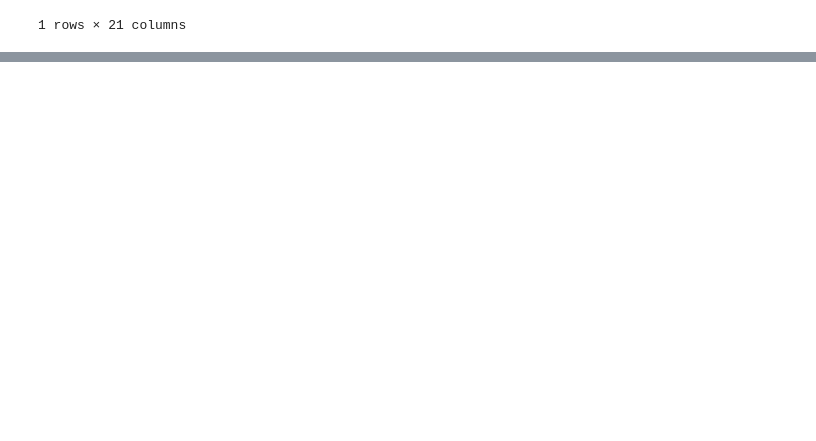
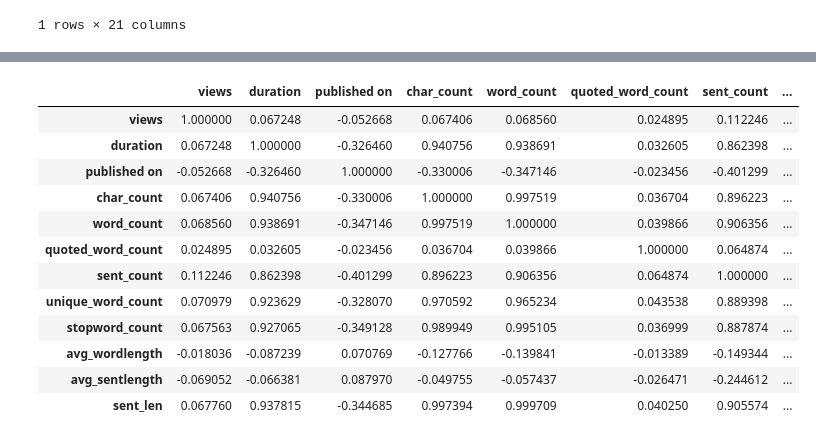
Before and after one commit to vaishakmk/TedTalk-Analysis, a Jupyter notebook: dheeraj_NLP.ipynb, the cells around one changed output, grey strips where cells are left out. Drawn from its saved outputs; the diff is of its cells as text; code cells hidden in the pictures; blank space fills up the shorter version.

Commit message:
added correlation matrix

```diff
--- a/dheeraj_NLP.ipynb
+++ b/dheeraj_NLP.ipynb
@@ -975,0 +976,18 @@ plt.show()
+# %%
+#correlation matrix
+c_matrix= df2.corr()
+c_matrix
+# %% [output]
+|  | views | duration | published on | char_count | word_count | quoted_word_count | sent_count | ... |
+| views | 1.000000 | 0.067248 | -0.052668 | 0.067406 | 0.068560 | 0.024895 | 0.112246 | ... |
+| duration | 0.067248 | 1.000000 | -0.326460 | 0.940756 | 0.938691 | 0.032605 | 0.862398 | ... |
+| published on | -0.052668 | -0.326460 | 1.000000 | -0.330006 | -0.347146 | -0.023456 | -0.401299 | ... |
+| char_count | 0.067406 | 0.940756 | -0.330006 | 1.000000 | 0.997519 | 0.036704 | 0.896223 | ... |
+| word_count | 0.068560 | 0.938691 | -0.347146 | 0.997519 | 1.000000 | 0.039866 | 0.906356 | ... |
+| quoted_word_count | 0.024895 | 0.032605 | -0.023456 | 0.036704 | 0.039866 | 1.000000 | 0.064874 | ... |
+| sent_count | 0.112246 | 0.862398 | -0.401299 | 0.896223 | 0.906356 | 0.064874 | 1.000000 | ... |
+| unique_word_count | 0.070979 | 0.923629 | -0.328070 | 0.970592 | 0.965234 | 0.043538 | 0.889398 | ... |
+| stopword_count | 0.067563 | 0.927065 | -0.349128 | 0.989949 | 0.995105 | 0.036999 | 0.887874 | ... |
+| avg_wordlength | -0.018036 | -0.087239 | 0.070769 | -0.127766 | -0.139841 | -0.013389 | -0.149344 | ... |
+| avg_sentlength | -0.069052 | -0.066381 | 0.087970 | -0.049755 | -0.057437 | -0.026471 | -0.244612 | ... |
+| sent_len | 0.067760 | 0.937815 | -0.344685 | 0.997394 | 0.999709 | 0.040250 | 0.905574 | ... |
```
Also changed, not shown: parts of 8 cells of this notebook.
